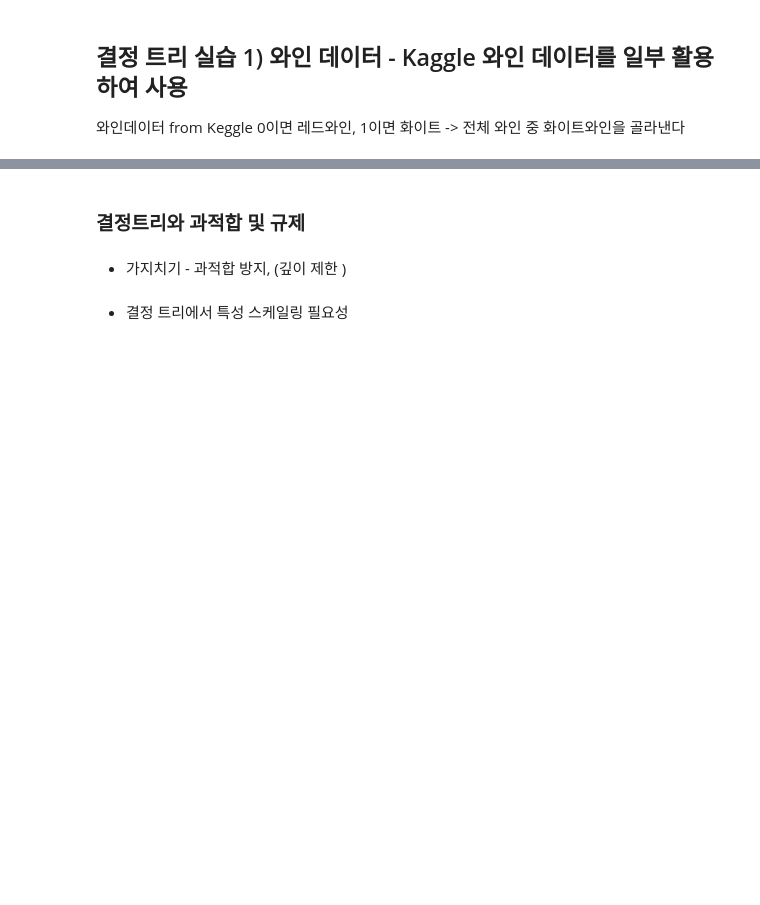
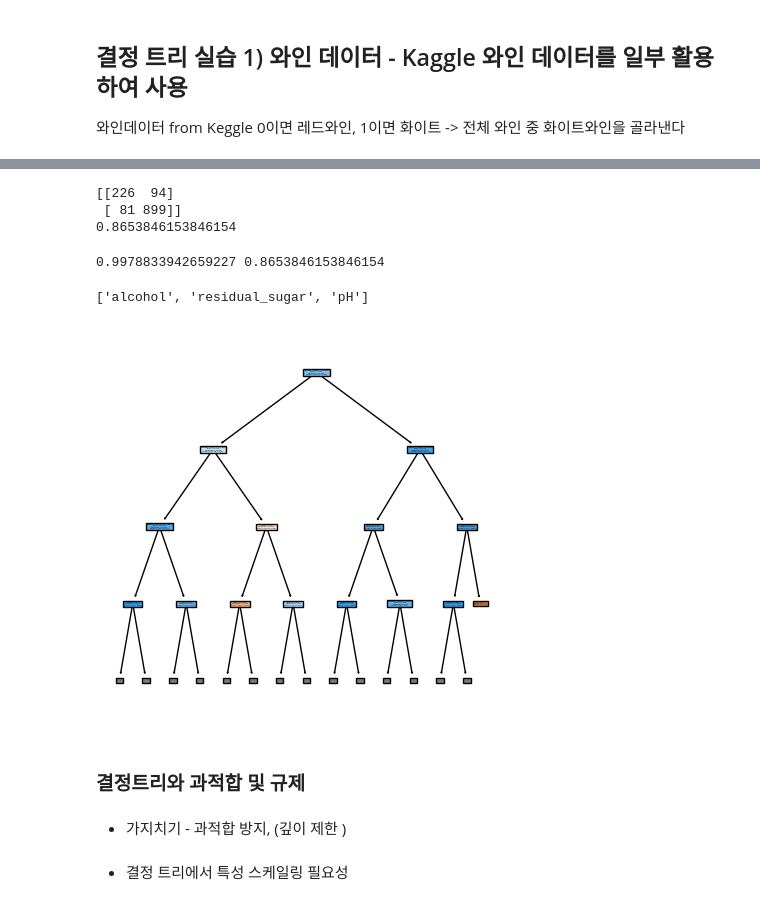
Before and after one commit to journnie/01_machine_learning, a Jupyter notebook: 300.Classification/320.0. 결정트리.ipynb, the cells around one changed output, grey strips where cells are left out. Cells and saved outputs as stored; diff of their text form; code cells hidden in the pictures; blank space fills up the shorter version.

```diff
--- a/300.Classification/320.0. 결정트리.ipynb
+++ b/300.Classification/320.0. 결정트리.ipynb
@@ -89,0 +111,5 @@ SyntaxError: invalid syntax (2176873587.py, line 1)
+# %%
+# 데이터 수집
+wine_kaggle = pd.read_csv('/Users/journnie/Desktop/asia/aepython/machine_learning/300.Classification/data/wine_dataset.csv')
+
+wine_kaggle
@@ -90,2 +137,5 @@ SyntaxError: invalid syntax (2176873587.py, line 1)
 # %%
 # wine_kaggle의 alcohol, residual_sugar, pH, style 데이터만 사용
+# %%
+wine = wine_kaggle[['alcohol', 'residual_sugar', 'pH', 'style']]
+wine
@@ -94,3 +169,46 @@ SyntaxError: invalid syntax (2176873587.py, line 1)
+# %%
+from sklearn.model_selection import train_test_split
+
+X = wine.iloc[:,:-1]
+y = wine.iloc[:,-1]
+
+X_train,X_test,y_train,y_test = train_test_split(X,y,test_size=0.2, random_state = 42, stratify=y)
+# %%
+from sklearn.tree import DecisionTreeClassifier
+
+dt = DecisionTreeClassifier(random_state=42)
+dt.fit(X_train, y_train)
+
+from sklearn.metrics import accuracy_score, confusion_matrix
+
+y_pred = dt.predict(X_test)
+print(confusion_matrix(y_test, y_pred))
+print(accuracy_score(y_test, y_pred))
+# %% [output]
+[[226  94]
+ [ 81 899]]
+0.8653846153846154
+# %%
+train_score = dt.score(X_train, y_train)
+test_score = dt.score(X_test, y_test)
+
+print(train_score, test_score)
+# %% [output]
+0.9978833942659227 0.8653846153846154
+# %%
+list(wine.columns[:-1])
+# %% [output]
+['alcohol', 'residual_sugar', 'pH']
+# %%
+# 시각화 - plot tree
+import matplotlib.pyplot as plt
+from sklearn.tree import plot_tree
+
+plt.figure(figsize=(5,5))
+plot_tree(dt, max_depth=3, filled=True, feature_names=list(wine.columns[:-1]))
+plt.show()
+# %% [output]
+[figure, added]
 # %%
 # 과적합 모델
 # %% [markdown]
```
Also changed, not shown: parts of 14 cells of this notebook, 15 other files.
